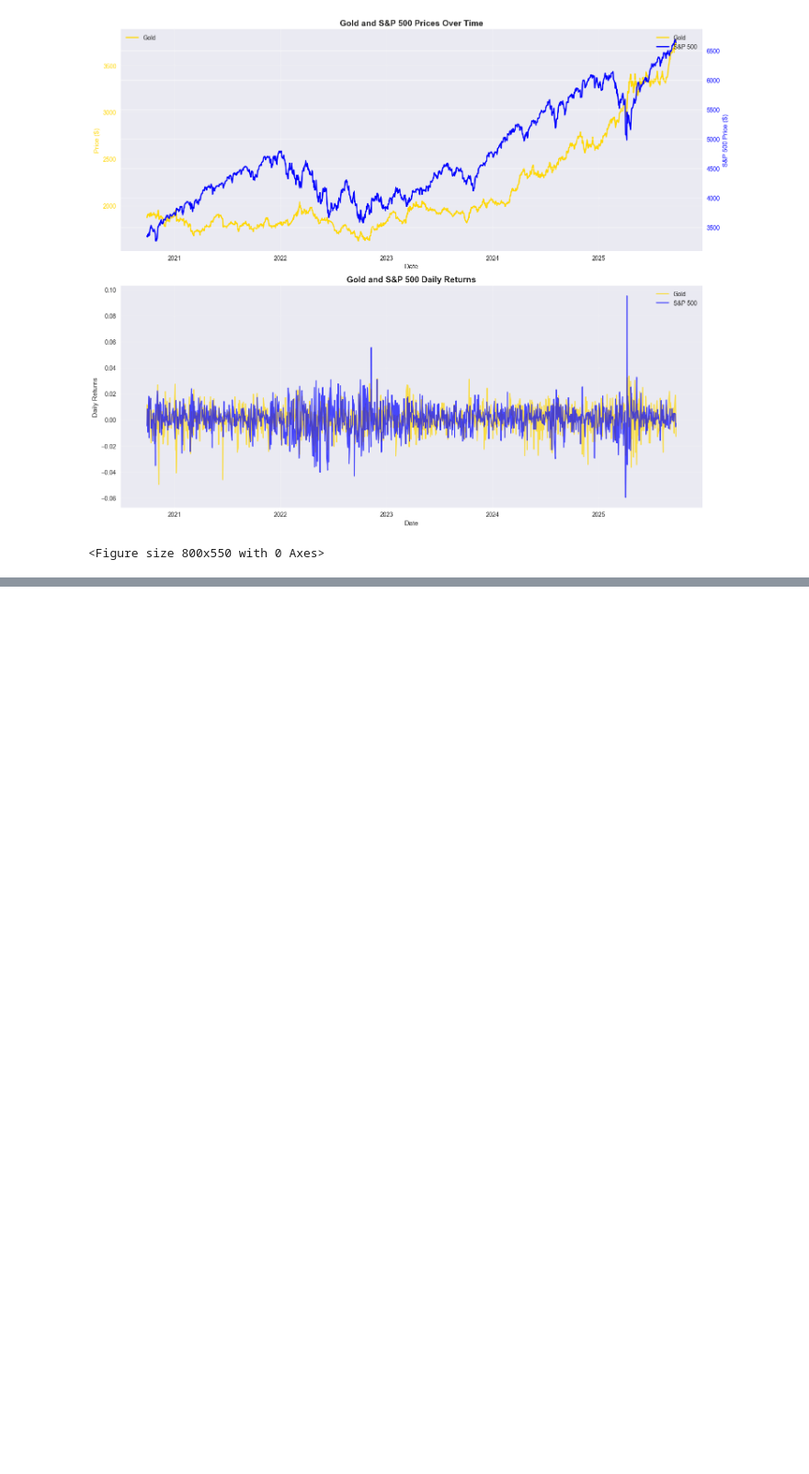
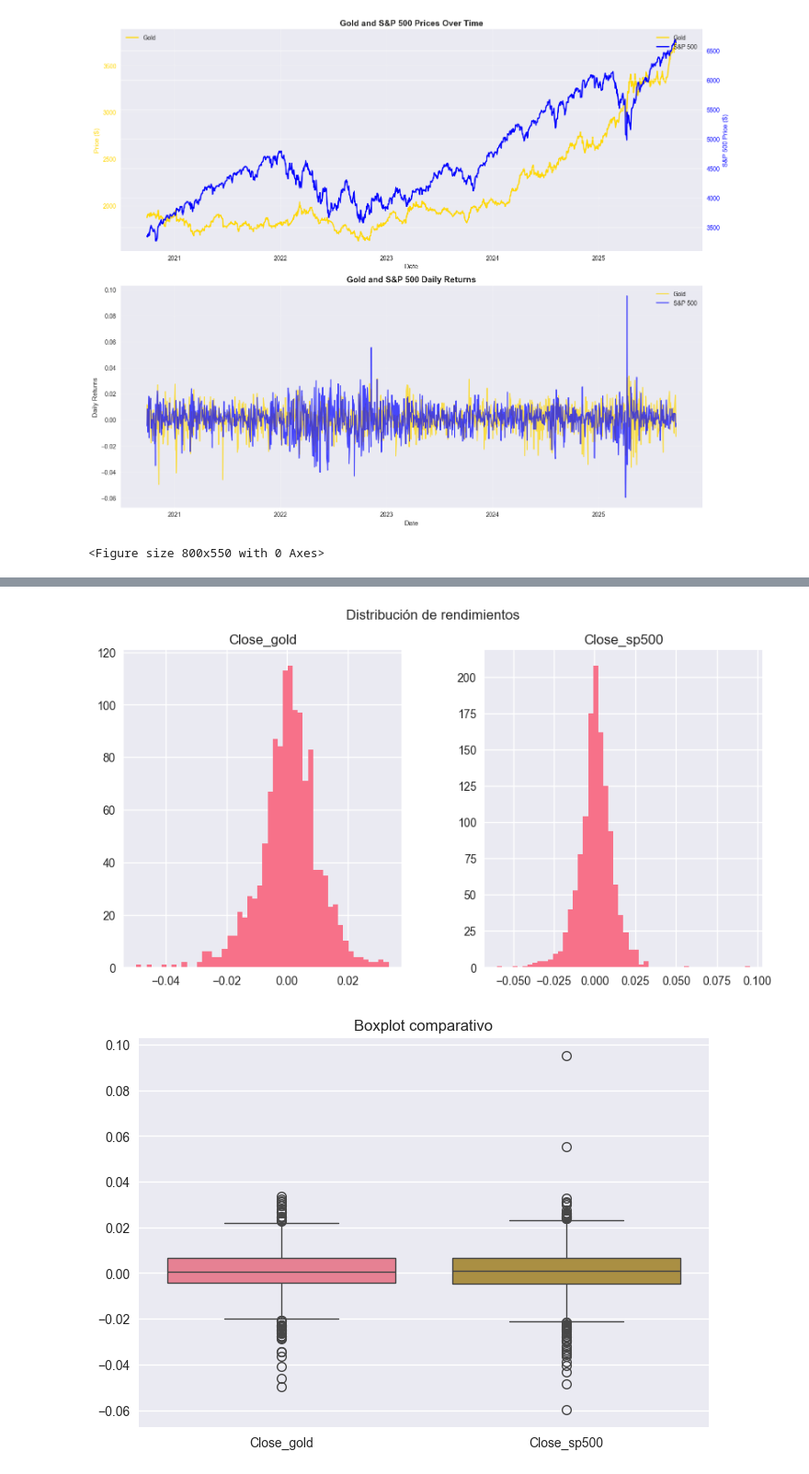
Before and after one commit to octaviodiego78/proyecto-cd-equipo-dji, a Jupyter notebook: notebooks/01_eda_inicial.ipynb, the cells around one changed output, grey strips where cells are left out. Shown at 92% size. Cells and saved outputs as stored; diff of their text form; code cells hidden in the pictures; blank space fills up the shorter version.

```diff
--- a/notebooks/01_eda_inicial.ipynb
+++ b/notebooks/01_eda_inicial.ipynb
@@ -124,0 +146,17 @@ plt.subplots_adjust(bottom=0.3)  # Make room for the text
+# %%
+data_prices = df[["Close_gold", "Close_sp500"]].copy()
+# %%
+returns = data_prices.pct_change().dropna()
+
+# Histogramas
+returns.hist(bins=50, figsize=(10,5))
+plt.suptitle("Distribución de rendimientos")
+plt.show()
+
+# Boxplot para comparar
+sns.boxplot(data=returns)
+plt.title("Boxplot comparativo")
+plt.show()
+# %% [output]
+[figure, added]
+[figure, added]
```
Also changed, not shown: parts of 11 cells of this notebook.
